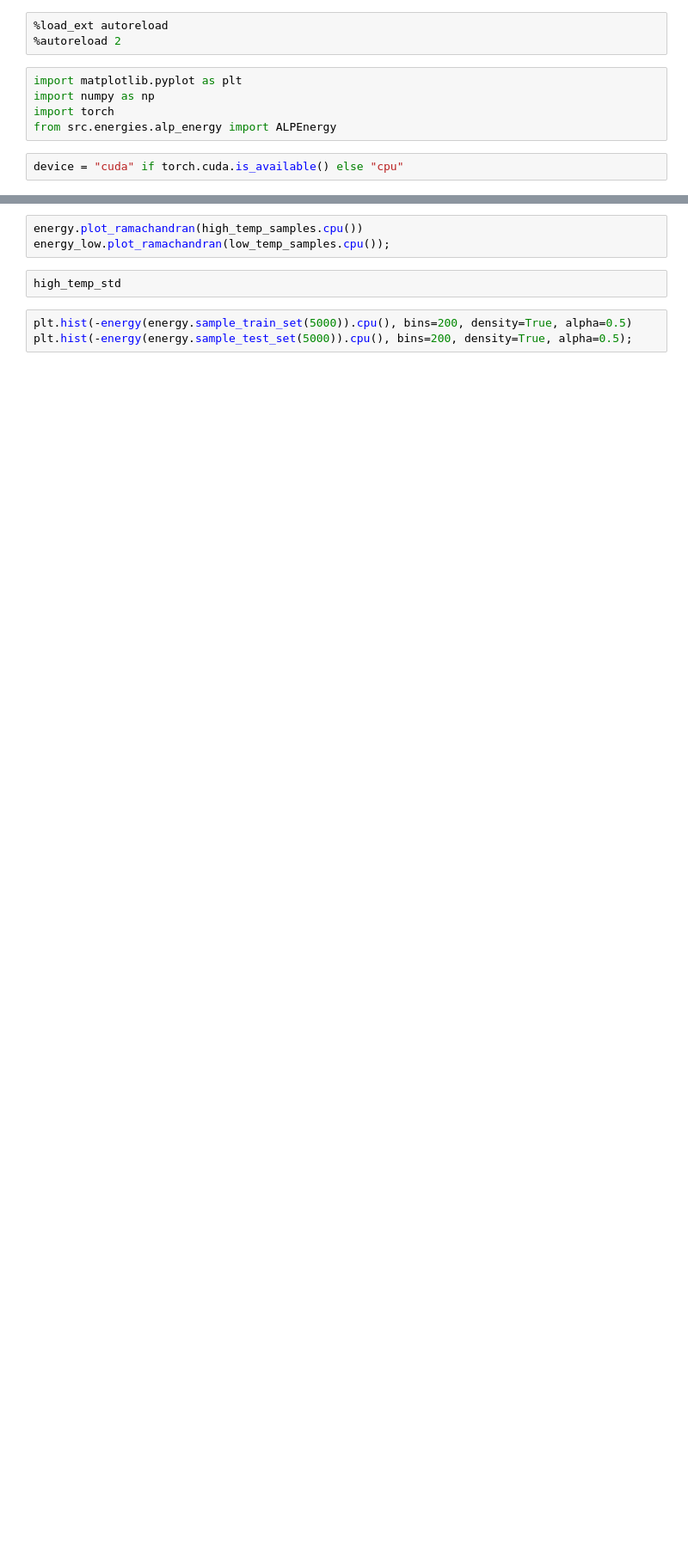
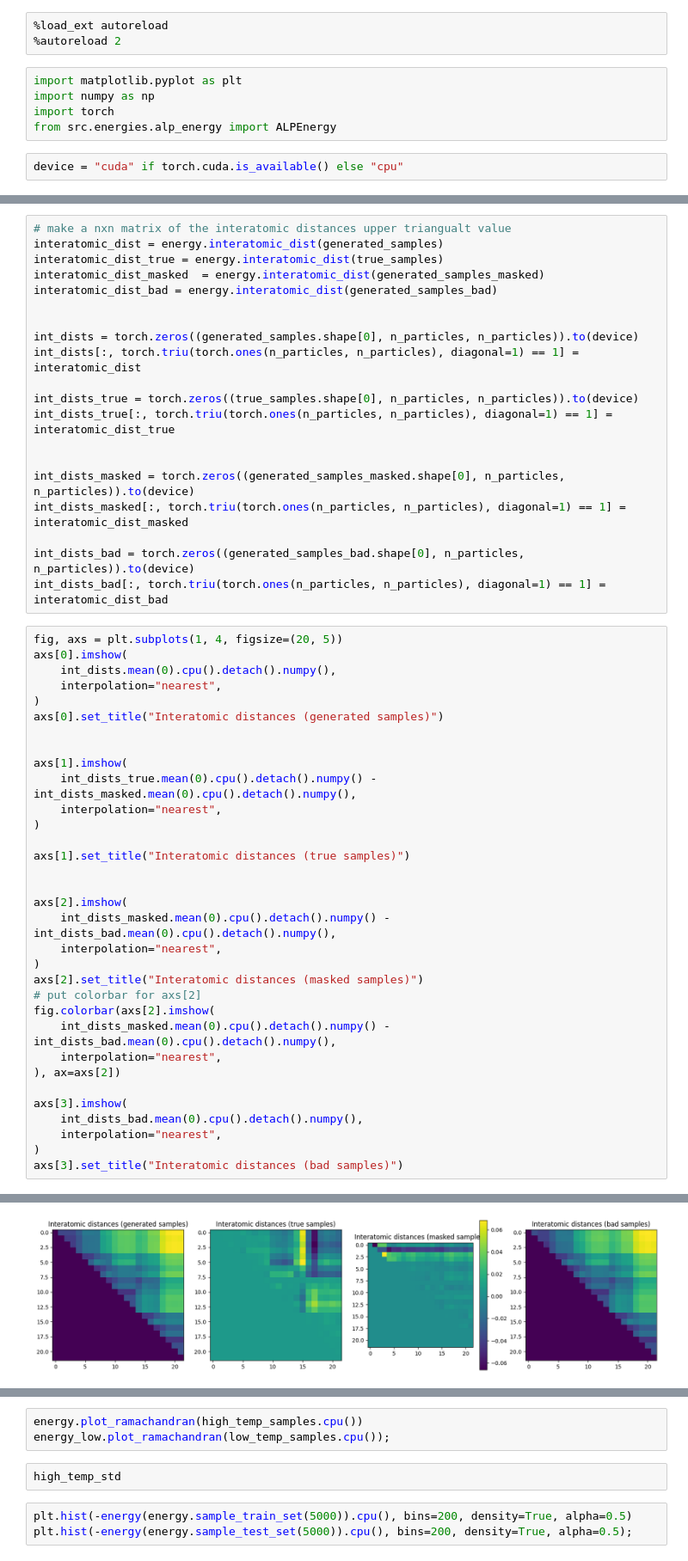
Before and after one commit to taraak/pita, a Jupyter notebook: runner/notebooks/aldp_data.ipynb, the cells around one changed output, grey strips where cells are left out. Shown: that part at 86% size. Saved outputs shown, nothing was run; the diff lists cells and outputs as text; blank space fills up the shorter version.

```diff
--- a/runner/notebooks/aldp_data.ipynb
+++ b/runner/notebooks/aldp_data.ipynb
@@ -48,0 +59,54 @@ Generated samples shape:  torch.Size([5000, 66])
+# %%
+# make a nxn matrix of the interatomic distances upper triangualt value
+interatomic_dist = energy.interatomic_dist(generated_samples)
+interatomic_dist_true = energy.interatomic_dist(true_samples)
+interatomic_dist_masked  = energy.interatomic_dist(generated_samples_masked)
+interatomic_dist_bad = energy.interatomic_dist(generated_samples_bad)
+
+
+int_dists = torch.zeros((generated_samples.shape[0], n_particles, n_particles)).to(device)
+int_dists[:, torch.triu(torch.ones(n_particles, n_particles), diagonal=1) == 1] = interatomic_dist
+
+int_dists_true = torch.zeros((true_samples.shape[0], n_particles, n_particles)).to(device)
+int_dists_true[:, torch.triu(torch.ones(n_particles, n_particles), diagonal=1) == 1] = interatomic_dist_true
+
+
+int_dists_masked = torch.zeros((generated_samples_masked.shape[0], n_particles, n_particles)).to(device)
+int_dists_masked[:, torch.triu(torch.ones(n_particles, n_particles), diagonal=1) == 1] = interatomic_dist_masked
+
+int_dists_bad = torch.zeros((generated_samples_bad.shape[0], n_particles, n_particles)).to(device)
+int_dists_bad[:, torch.triu(torch.ones(n_particles, n_particles), diagonal=1) == 1] = interatomic_dist_bad
+# %%
+fig, axs = plt.subplots(1, 4, figsize=(20, 5))
+axs[0].imshow(
+    int_dists.mean(0).cpu().detach().numpy(),
+    interpolation="nearest",
+)
+axs[0].set_title("Interatomic distances (generated samples)")
+
+
+axs[1].imshow(
+    int_dists_true.mean(0).cpu().detach().numpy() - int_dists_masked.mean(0).cpu().detach().numpy(),
+    interpolation="nearest",
+)
+
+axs[1].set_title("Interatomic distances (true samples)")
+
+
+axs[2].imshow(
+    int_dists_masked.mean(0).cpu().detach().numpy() - int_dists_bad.mean(0).cpu().detach().numpy(),
+    interpolation="nearest",
+)
+axs[2].set_title("Interatomic distances (masked samples)")
+# put colorbar for axs[2]
+fig.colorbar(axs[2].imshow(
+    int_dists_masked.mean(0).cpu().detach().numpy() - int_dists_bad.mean(0).cpu().detach().numpy(),
+    interpolation="nearest",
+), ax=axs[2])
+
+axs[3].imshow(
+    int_dists_bad.mean(0).cpu().detach().numpy(),
+    interpolation="nearest",
+)
+axs[3].set_title("Interatomic distances (bad samples)")
+# %% [output]
@@ -48,0 +114 @@ Generated samples shape:  torch.Size([5000, 66])
+[figure, added]
```
Also changed, not shown: parts of 8 cells of this notebook, 3 other files.
